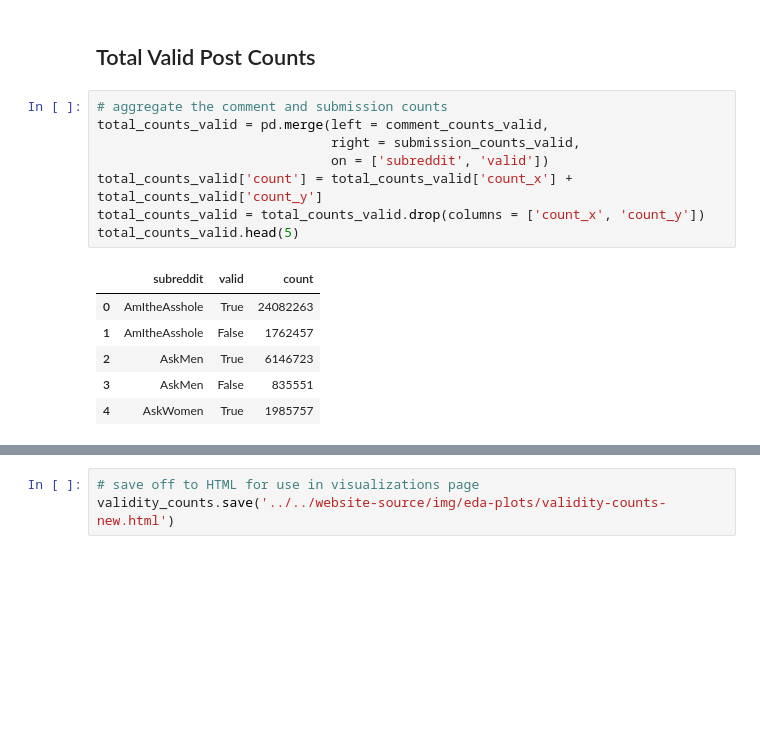
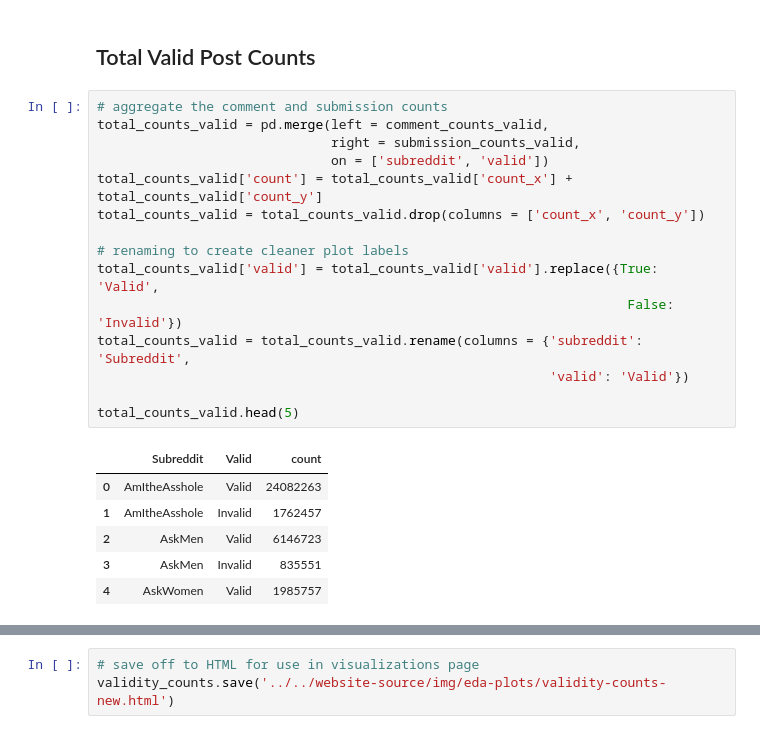
Before and after one commit to gu-dsan6000/fall-2023-reddit-project-team-17, a Jupyter notebook: code/project-eda/project-eda-predicting-subreddits-vis.ipynb, the cells around one changed output, grey strips where cells are left out. Drawn from its saved outputs; the diff is of its cells as text; blank space fills up the shorter version.

```diff
--- a/code/project-eda/project-eda-predicting-subreddits-vis.ipynb
+++ b/code/project-eda/project-eda-predicting-subreddits-vis.ipynb
@@ -37,16 +37,23 @@ submission_counts_valid.head(5)
 # %%
 # aggregate the comment and submission counts
 total_counts_valid = pd.merge(left = comment_counts_valid,
                               right = submission_counts_valid,
                               on = ['subreddit', 'valid'])
 total_counts_valid['count'] = total_counts_valid['count_x'] + total_counts_valid['count_y']
 total_counts_valid = total_counts_valid.drop(columns = ['count_x', 'count_y'])
+
+# renaming to create cleaner plot labels
+total_counts_valid['valid'] = total_counts_valid['valid'].replace({True: 'Valid',
+                                                                    False: 'Invalid'})
+total_counts_valid = total_counts_valid.rename(columns = {'subreddit': 'Subreddit',
+                                                          'valid': 'Valid'})
+
 total_counts_valid.head(5)
 # %% [output]
-|  | subreddit | valid | count |
-| 0 | AmItheAsshole | True | 24082263 |
-| 1 | AmItheAsshole | False | 1762457 |
-| 2 | AskMen | True | 6146723 |
-| 3 | AskMen | False | 835551 |
-| 4 | AskWomen | True | 1985757 |
+|  | Subreddit | Valid | count |
+| 0 | AmItheAsshole | Valid | 24082263 |
+| 1 | AmItheAsshole | Invalid | 1762457 |
+| 2 | AskMen | Valid | 6146723 |
+| 3 | AskMen | Invalid | 835551 |
+| 4 | AskWomen | Valid | 1985757 |
 # %%
```
Also changed, not shown: parts of 1 cell of this notebook, 18 other files.
